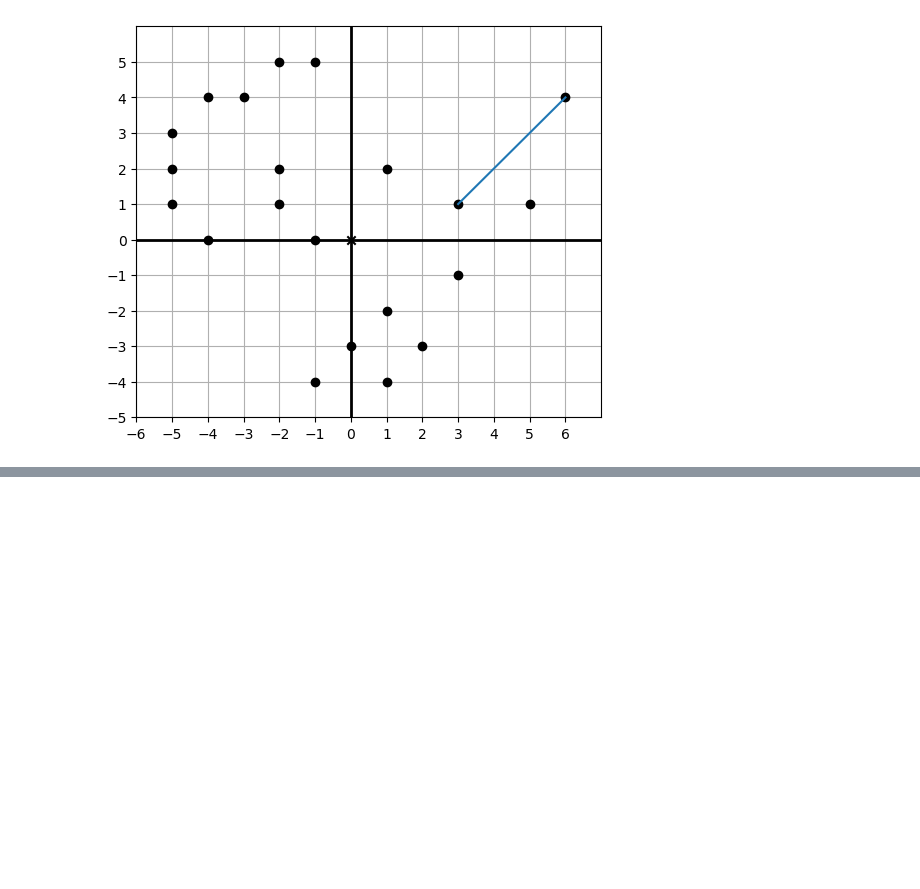
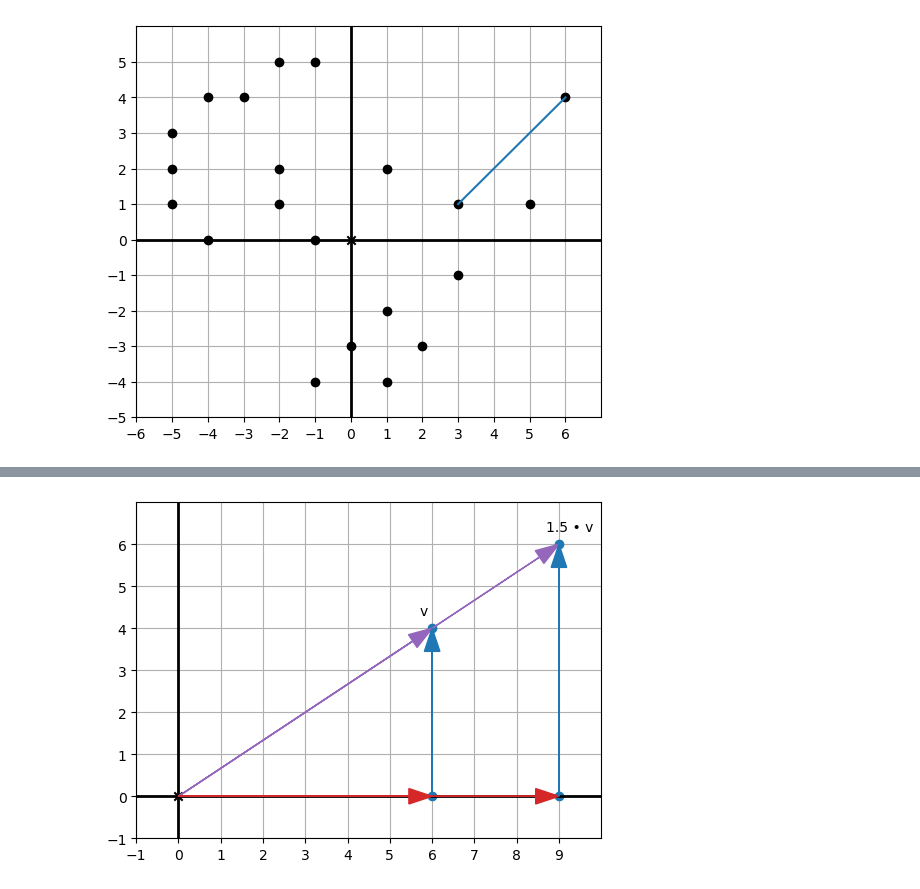
Before and after one commit to 0x40leakage/python-playground-binder, a Jupyter notebook: math/linear_algebra/vector.ipynb, the cells around one changed output, grey strips where cells are left out. Saved outputs shown, nothing was run; the diff lists cells and outputs as text; code cells hidden in the pictures; blank space fills up the shorter version.

```diff
--- a/math/linear_algebra/vector.ipynb
+++ b/math/linear_algebra/vector.ipynb
@@ -80,0 +91,18 @@ draw(
+# %%
+v = 6, 4
+v15 = tuple(map(lambda x: x * 1.5, v))
+draw(
+    Arrow(v, color=purple),
+    Points(v, color=blue, annotation="v"),
+    Arrow(v15, color=purple),
+    Points(v15, color=blue, annotation="1.5 • v"),
+
+    Arrow((v[0], 0), color=red),
+    Points((v[0], 0), color=blue),
+    Arrow(v, (v[0], 0), color=blue),
+    Points((v15[0], 0), color=blue),
+    Arrow((v15[0], 0), color=red),
+    Arrow(v15, (v15[0], 0), color=blue),
+)
+# %% [output]
+[figure, added]
```
Also changed, not shown: parts of 9 cells of this notebook, 3 other files.
